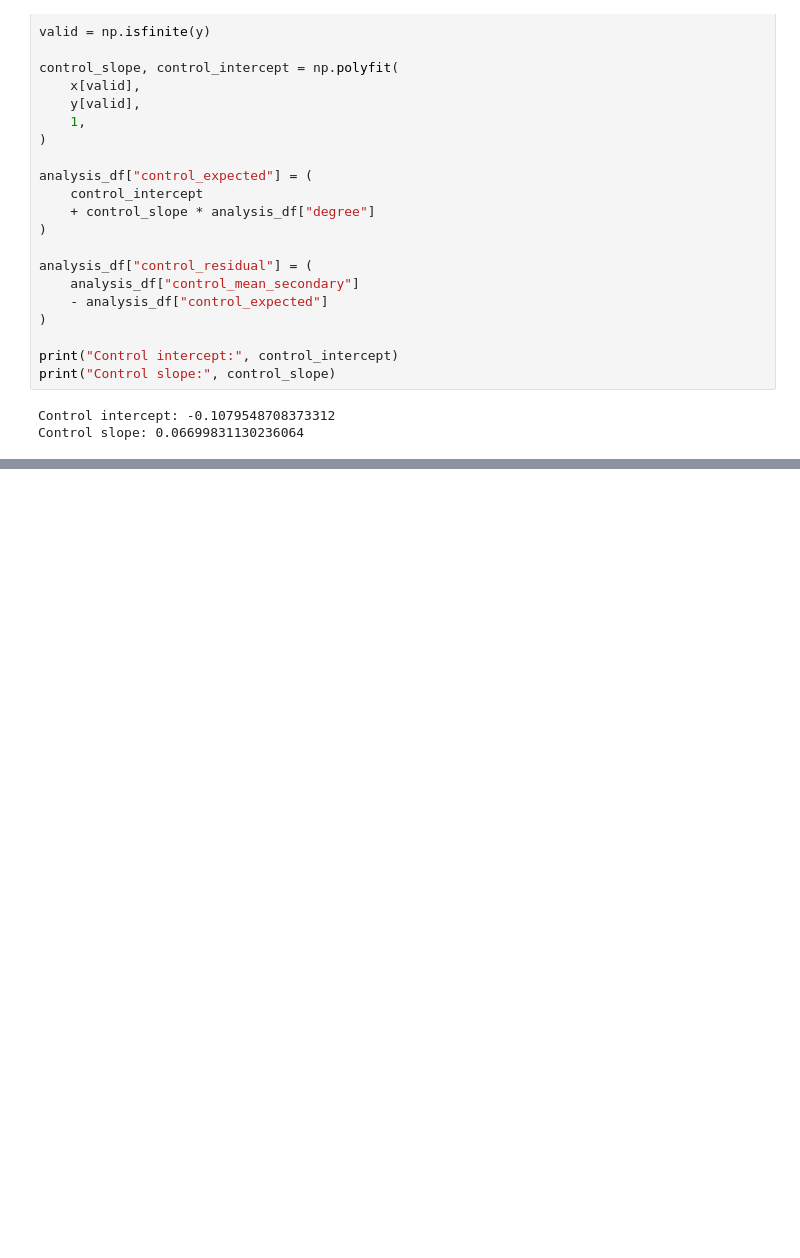
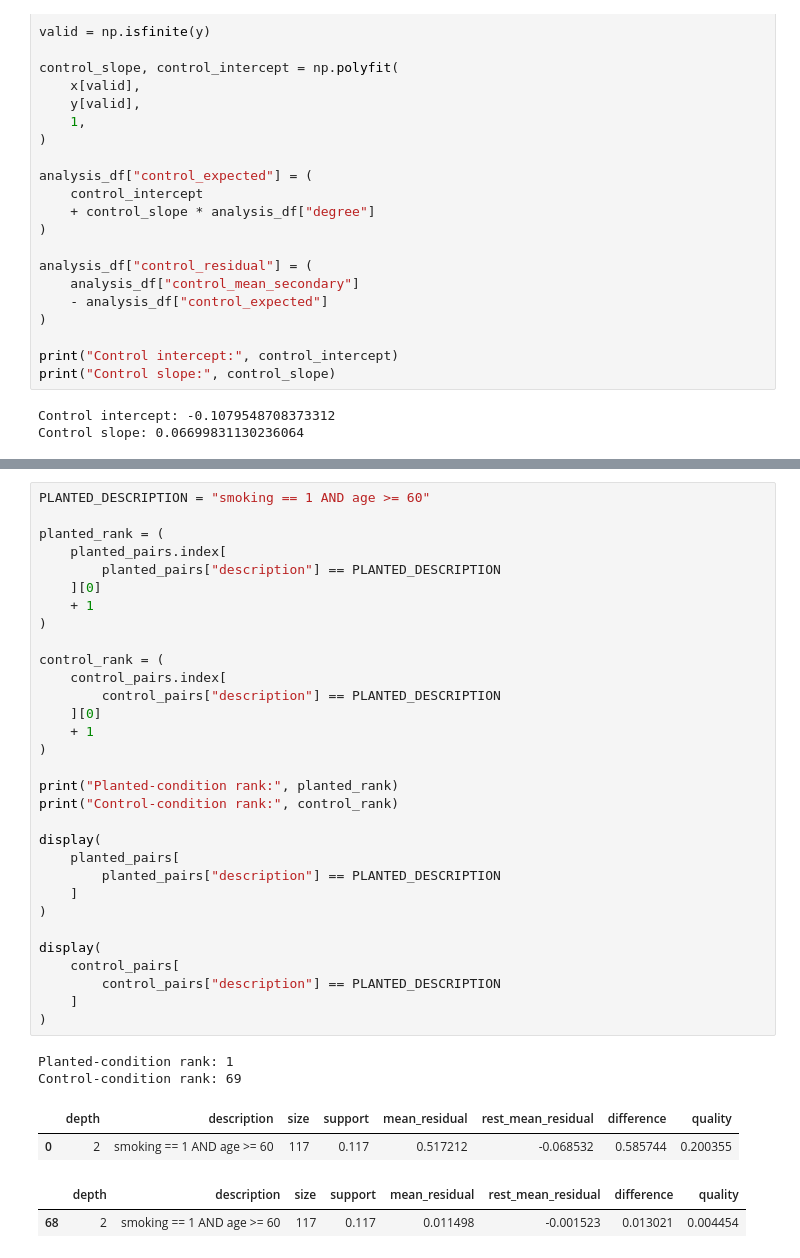
Before and after one commit to kustersjarl/sir-graph-emm, a Jupyter notebook: notebooks/simulation_test.ipynb, the cells around one changed output, grey strips where cells are left out. Cells and saved outputs as stored; diff of their text form; blank space fills up the shorter version.

```diff
--- a/notebooks/simulation_test.ipynb
+++ b/notebooks/simulation_test.ipynb
@@ -1325,0 +556,38 @@ Control rank of planted subgroup: 69
+# %%
+PLANTED_DESCRIPTION = "smoking == 1 AND age >= 60"
+
+planted_rank = (
+    planted_pairs.index[
+        planted_pairs["description"] == PLANTED_DESCRIPTION
+    ][0]
+    + 1
+)
+
+control_rank = (
+    control_pairs.index[
+        control_pairs["description"] == PLANTED_DESCRIPTION
+    ][0]
+    + 1
+)
+
+print("Planted-condition rank:", planted_rank)
+print("Control-condition rank:", control_rank)
+
+display(
+    planted_pairs[
+        planted_pairs["description"] == PLANTED_DESCRIPTION
+    ]
+)
+
+display(
+    control_pairs[
+        control_pairs["description"] == PLANTED_DESCRIPTION
+    ]
+)
+# %% [output]
+Planted-condition rank: 1
+Control-condition rank: 69
+|  | depth | description | size | support | mean_residual | rest_mean_residual | difference | quality |
+| 0 | 2 | smoking == 1 AND age >= 60 | 117 | 0.117 | 0.517212 | -0.068532 | 0.585744 | 0.200355 |
+|  | depth | description | size | support | mean_residual | rest_mean_residual | difference | quality |
+| 68 | 2 | smoking == 1 AND age >= 60 | 117 | 0.117 | 0.011498 | -0.001523 | 0.013021 | 0.004454 |
```
Also changed, not shown: parts of 51 cells of this notebook, 3 other files.
